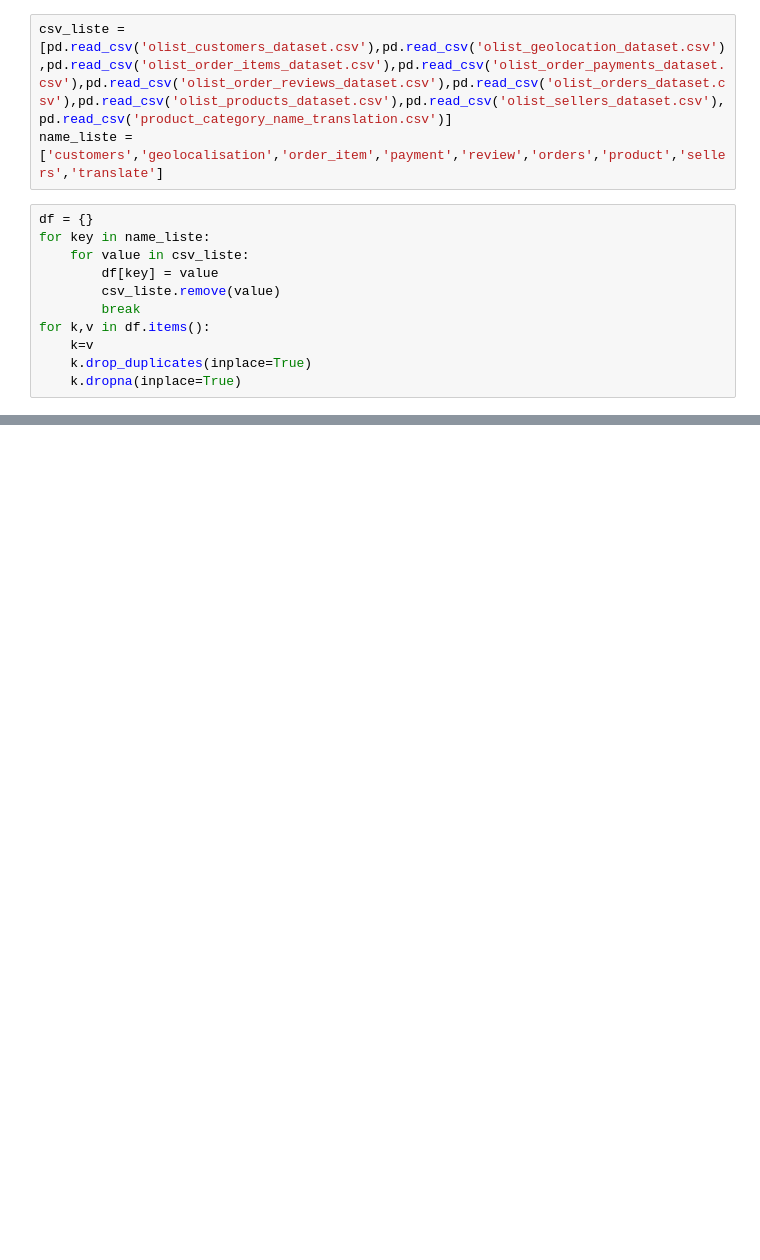
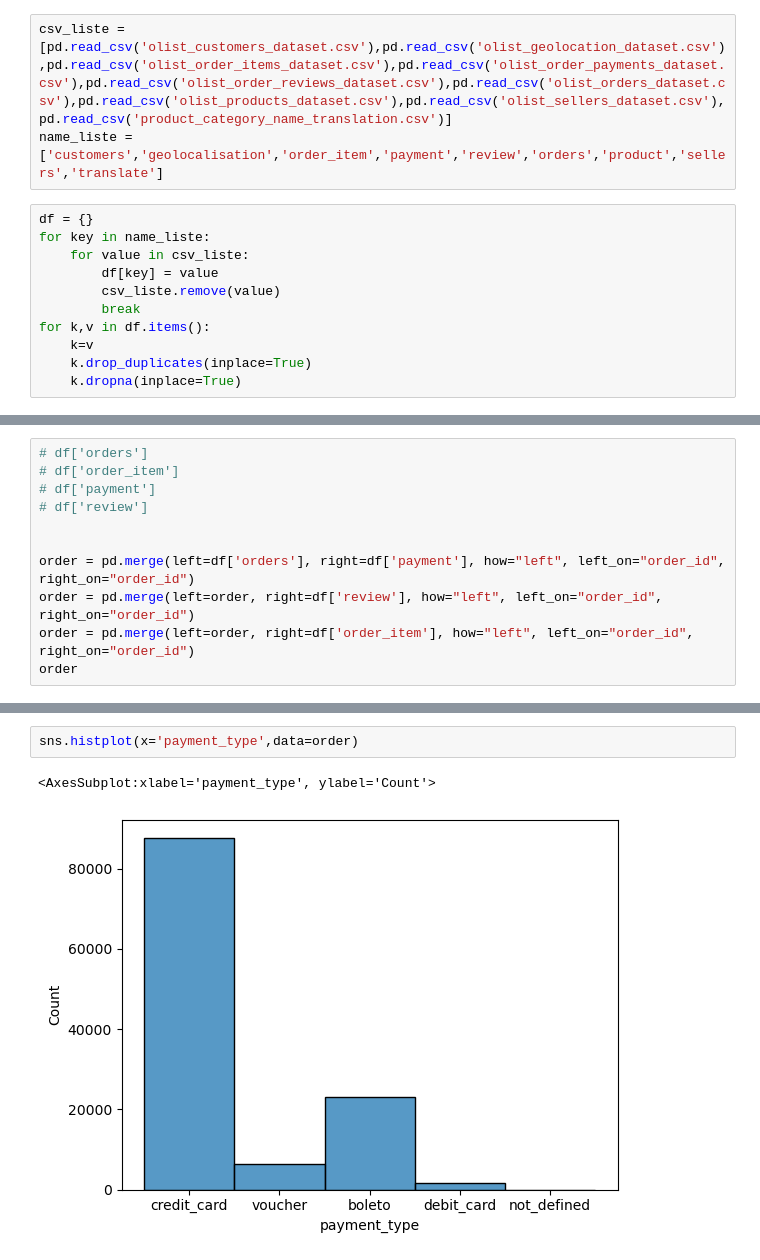
Before and after one commit to Thomas-Dulompont/Segmentation-Client, a Jupyter notebook: notebooks/analyse.ipynb, the cells around one changed output, grey strips where cells are left out. Cells and saved outputs as stored; diff of their text form; blank space fills up the shorter version.

```diff
--- a/notebooks/analyse.ipynb
+++ b/notebooks/analyse.ipynb
@@ -50,0 +92,11 @@ orders_list[~orders_list.order_id.isin(liste)] #regardez les orders _id qui ne s
+# %%
+# df['orders']
+# df['order_item']
+# df['payment']
+# df['review']
+
+
+order = pd.merge(left=df['orders'], right=df['payment'], how="left", left_on="order_id", right_on="order_id")
+order = pd.merge(left=order, right=df['review'], how="left", left_on="order_id", right_on="order_id")
+order = pd.merge(left=order, right=df['order_item'], how="left", left_on="order_id", right_on="order_id")
+order
@@ -50,0 +142,5 @@ orders_list[~orders_list.order_id.isin(liste)] #regardez les orders _id qui ne s
+# %%
+sns.histplot(x='payment_type',data=order)
+# %% [output]
+<AxesSubplot:xlabel='payment_type', ylabel='Count'>
+[figure, added]
```
Also changed, not shown: parts of 20 cells of this notebook.
